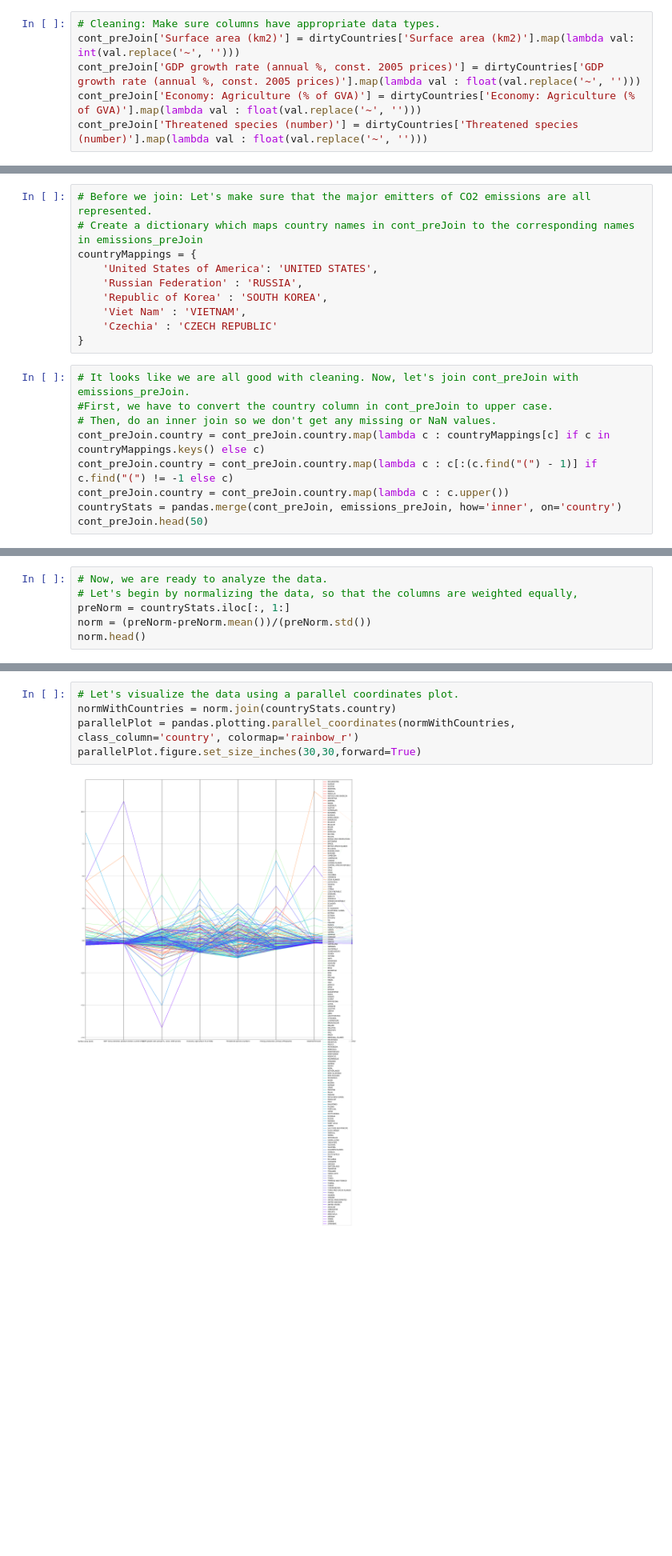
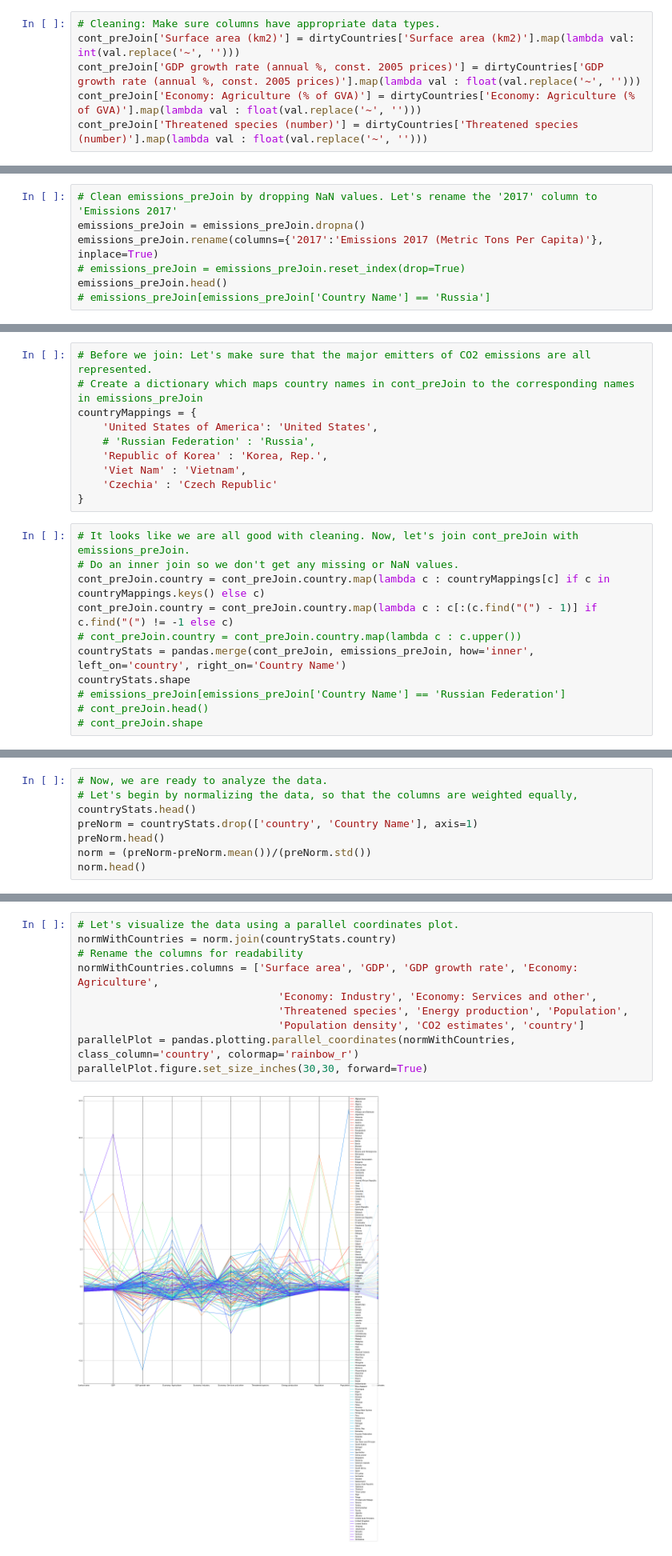
Before and after one commit to melotic/cs3654-project, a Jupyter notebook: Project3.ipynb, the cells around one changed output, grey strips where cells are left out. Shown at 80% size. Saved outputs shown, nothing was run; the diff lists cells and outputs as text; blank space fills up the shorter version.

```diff
--- a/Project3.ipynb
+++ b/Project3.ipynb
@@ -148,0 +153,7 @@ emissions_preJoin.head()
+# %%
+# Clean emissions_preJoin by dropping NaN values. Let's rename the '2017' column to 'Emissions 2017'
+emissions_preJoin = emissions_preJoin.dropna()
+emissions_preJoin.rename(columns={'2017':'Emissions 2017 (Metric Tons Per Capita)'}, inplace=True)
+# emissions_preJoin = emissions_preJoin.reset_index(drop=True)
+emissions_preJoin.head()
+# emissions_preJoin[emissions_preJoin['Country Name'] == 'Russia']
@@ -156,19 +173,21 @@ len(emissions_preJoin[emissions_preJoin.pop2022 < 0])
 # Before we join: Let's make sure that the major emitters of CO2 emissions are all represented.
 # Create a dictionary which maps country names in cont_preJoin to the corresponding names in emissions_preJoin
 countryMappings = {
-    'United States of America': 'UNITED STATES',
-    'Russian Federation' : 'RUSSIA',
-    'Republic of Korea' : 'SOUTH KOREA',
-    'Viet Nam' : 'VIETNAM',
-    'Czechia' : 'CZECH REPUBLIC'
+    'United States of America': 'United States',
+    # 'Russian Federation' : 'Russia',
+    'Republic of Korea' : 'Korea, Rep.',
+    'Viet Nam' : 'Vietnam',
+    'Czechia' : 'Czech Republic'
 }
 # %%
 # It looks like we are all good with cleaning. Now, let's join cont_preJoin with emissions_preJoin.
-#First, we have to convert the country column in cont_preJoin to upper case.
-# Then, do an inner join so we don't get any missing or NaN values.
+# Do an inner join so we don't get any missing or NaN values.
 cont_preJoin.country = cont_preJoin.country.map(lambda c : countryMappings[c] if c in countryMappings.keys() else c)
 cont_preJoin.country = cont_preJoin.country.map(lambda c : c[:(c.find("(") - 1)] if c.find("(") != -1 else c)
-cont_preJoin.country = cont_preJoin.country.map(lambda c : c.upper())
-countryStats = pandas.merge(cont_preJoin, emissions_preJoin, how='inner', on='country')
-cont_preJoin.head(50)
+# cont_preJoin.country = cont_preJoin.country.map(lambda c : c.upper())
+countryStats = pandas.merge(cont_preJoin, emissions_preJoin, how='inner', left_on='country', right_on='Country Name')
+countryStats.shape
+# emissions_preJoin[emissions_preJoin['Country Name'] == 'Russian Federation']
+# cont_preJoin.head()
+# cont_preJoin.shape
 # %% [output]
@@ -203,7 +206,9 @@ countryStats.head(5)
 # %%
 # Now, we are ready to analyze the data.
 # Let's begin by normalizing the data, so that the columns are weighted equally,
-preNorm = countryStats.iloc[:, 1:]
+countryStats.head()
+preNorm = countryStats.drop(['country', 'Country Name'], axis=1)
+preNorm.head()
 norm = (preNorm-preNorm.mean())/(preNorm.std())
 norm.head()
 # %% [output]
@@ -216,10 +221,15 @@ norm.head()
 # %%
 # Let's visualize the data using a parallel coordinates plot.
 normWithCountries = norm.join(countryStats.country)
+# Rename the columns for readability
+normWithCountries.columns = ['Surface area', 'GDP', 'GDP growth rate', 'Economy: Agriculture',
+                                'Economy: Industry', 'Economy: Services and other',
+                                'Threatened species', 'Energy production', 'Population',
+                                'Population density', 'CO2 estimates', 'country']
 parallelPlot = pandas.plotting.parallel_coordinates(normWithCountries, class_column='country', colormap='rainbow_r')
-parallelPlot.figure.set_size_inches(30,30,forward=True)
+parallelPlot.figure.set_size_inches(30,30, forward=True)
 # %% [output]
-[figure, old version]
+[figure, new version]
 # %%
 norm.index = normWithCountries.country
 norm.head()
```
Also changed, not shown: parts of 29 cells of this notebook.
